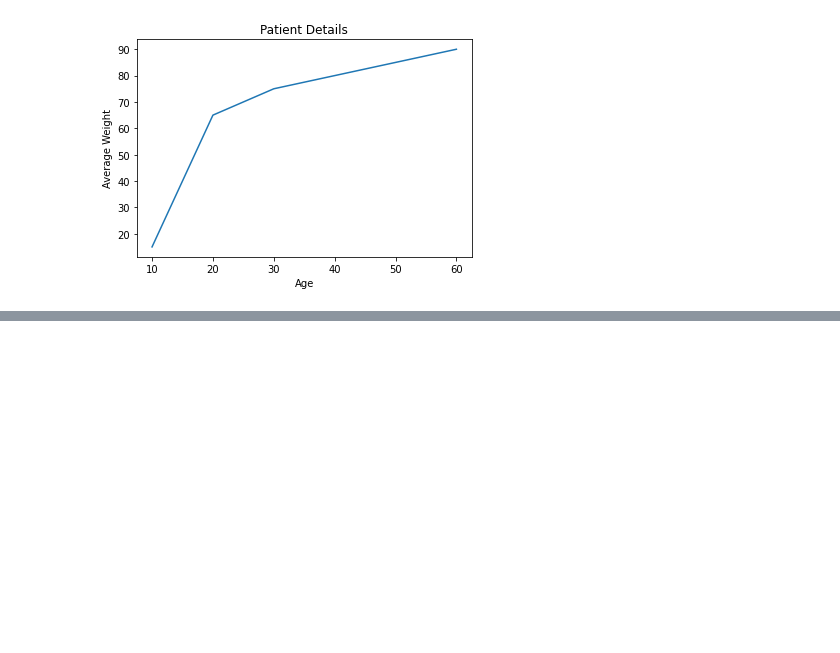
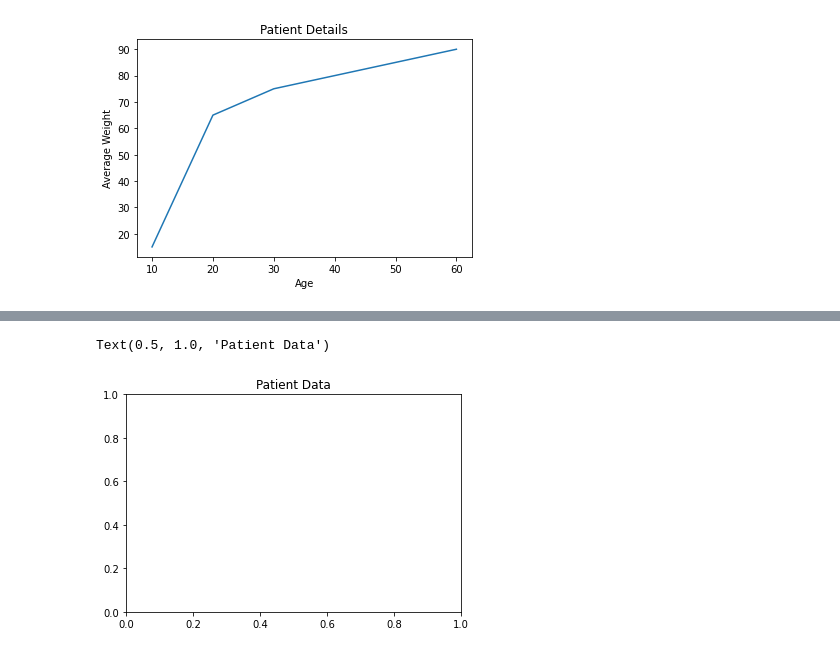
Before and after one commit to chimaihueze/Basics-of-Matplotlib, a Jupyter notebook: matplotlib_labels.ipynb, the cells around one changed output, grey strips where cells are left out. Cells and saved outputs as stored; diff of their text form; code cells hidden in the pictures; blank space fills up the shorter version.

```diff
--- a/matplotlib_labels.ipynb
+++ b/matplotlib_labels.ipynb
@@ -54,0 +71,5 @@ findfont: Font family ['Nunito'] not found. Falling back to DejaVu Sans.
+# %%
+plt.title('Patient Data', loc = 'center')
+# %% [output]
+Text(0.5, 1.0, 'Patient Data')
+[figure, added]
```
Also changed, not shown: parts of 3 cells of this notebook.
